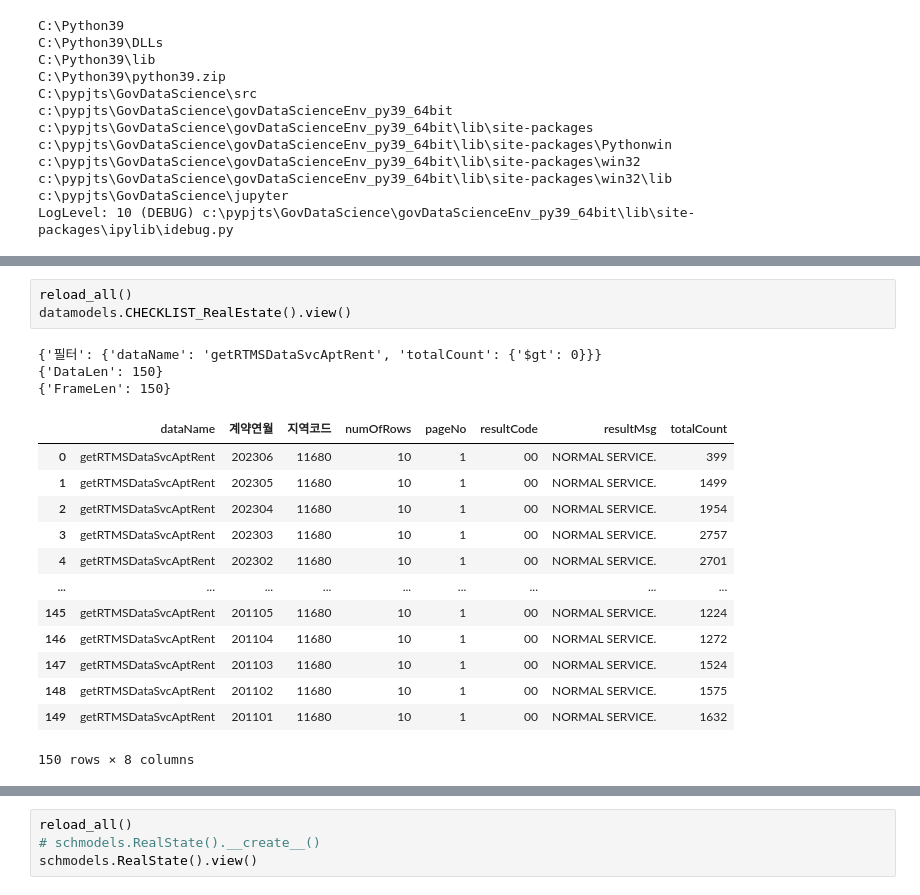
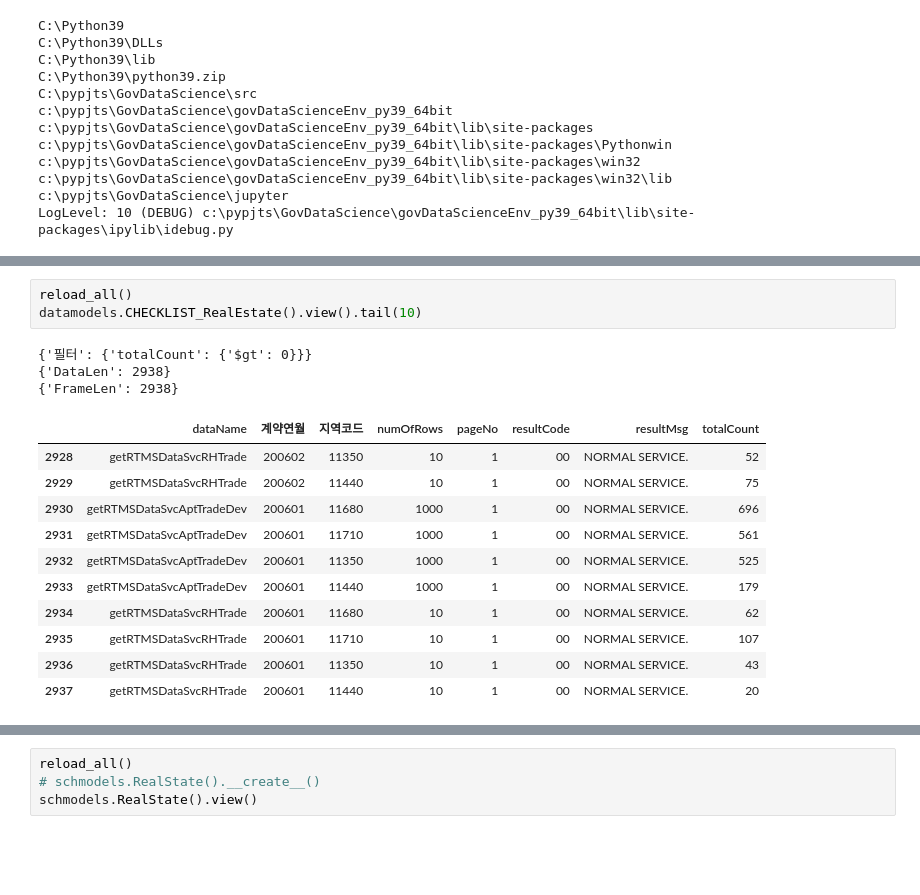
Before and after one commit to innovata/GovDataScience, a Jupyter notebook: jupyter/DataView.ipynb, the cells around one changed output, grey strips where cells are left out. Saved outputs shown, nothing was run; the diff lists cells and outputs as text; blank space fills up the shorter version.

```diff
--- a/jupyter/DataView.ipynb
+++ b/jupyter/DataView.ipynb
@@ -44,23 +54,21 @@ resultMsg 1 ['NORMAL SERVICE.']
 # %%
 reload_all()
-datamodels.CHECKLIST_RealEstate().view()
+datamodels.CHECKLIST_RealEstate().view().tail(10)
 # %% [output]
-{'필터': {'dataName': 'getRTMSDataSvcAptRent', 'totalCount': {'$gt': 0}}}
-{'DataLen': 150}
-{'FrameLen': 150}
+{'필터': {'totalCount': {'$gt': 0}}}
+{'DataLen': 2938}
+{'FrameLen': 2938}
 |  | dataName | 계약연월 | 지역코드 | numOfRows | pageNo | resultCode | resultMsg | totalCount |
-| 0 | getRTMSDataSvcAptRent | 202306 | 11680 | 10 | 1 | 00 | NORMAL SERVICE. | 399 |
-| 1 | getRTMSDataSvcAptRent | 202305 | 11680 | 10 | 1 | 00 | NORMAL SERVICE. | 1499 |
-| 2 | getRTMSDataSvcAptRent | 202304 | 11680 | 10 | 1 | 00 | NORMAL SERVICE. | 1954 |
-| 3 | getRTMSDataSvcAptRent | 202303 | 11680 | 10 | 1 | 00 | NORMAL SERVICE. | 2757 |
-| 4 | getRTMSDataSvcAptRent | 202302 | 11680 | 10 | 1 | 00 | NORMAL SERVICE. | 2701 |
-| ... | ... | ... | ... | ... | ... | ... | ... | ... |
-| 145 | getRTMSDataSvcAptRent | 201105 | 11680 | 10 | 1 | 00 | NORMAL SERVICE. | 1224 |
-| 146 | getRTMSDataSvcAptRent | 201104 | 11680 | 10 | 1 | 00 | NORMAL SERVICE. | 1272 |
-| 147 | getRTMSDataSvcAptRent | 201103 | 11680 | 10 | 1 | 00 | NORMAL SERVICE. | 1524 |
-| 148 | getRTMSDataSvcAptRent | 201102 | 11680 | 10 | 1 | 00 | NORMAL SERVICE. | 1575 |
-| 149 | getRTMSDataSvcAptRent | 201101 | 11680 | 10 | 1 | 00 | NORMAL SERVICE. | 1632 |
+| 2928 | getRTMSDataSvcRHTrade | 200602 | 11350 | 10 | 1 | 00 | NORMAL SERVICE. | 52 |
+| 2929 | getRTMSDataSvcRHTrade | 200602 | 11440 | 10 | 1 | 00 | NORMAL SERVICE. | 75 |
+| 2930 | getRTMSDataSvcAptTradeDev | 200601 | 11680 | 1000 | 1 | 00 | NORMAL SERVICE. | 696 |
+| 2931 | getRTMSDataSvcAptTradeDev | 200601 | 11710 | 1000 | 1 | 00 | NORMAL SERVICE. | 561 |
+| 2932 | getRTMSDataSvcAptTradeDev | 200601 | 11350 | 1000 | 1 | 00 | NORMAL SERVICE. | 525 |
+| 2933 | getRTMSDataSvcAptTradeDev | 200601 | 11440 | 1000 | 1 | 00 | NORMAL SERVICE. | 179 |
+| 2934 | getRTMSDataSvcRHTrade | 200601 | 11680 | 10 | 1 | 00 | NORMAL SERVICE. | 62 |
+| 2935 | getRTMSDataSvcRHTrade | 200601 | 11710 | 10 | 1 | 00 | NORMAL SERVICE. | 107 |
+| 2936 | getRTMSDataSvcRHTrade | 200601 | 11350 | 10 | 1 | 00 | NORMAL SERVICE. | 43 |
+| 2937 | getRTMSDataSvcRHTrade | 200601 | 11440 | 10 | 1 | 00 | NORMAL SERVICE. | 20 |
-150 rows × 8 columns
 # %%
 reload_all()
 datamodels.CHECKLIST_RealEstate().target_ReqPool('getRTMSDataSvcAptTradeDev')
```
Also changed, not shown: parts of 7 cells of this notebook, 6 other files.
